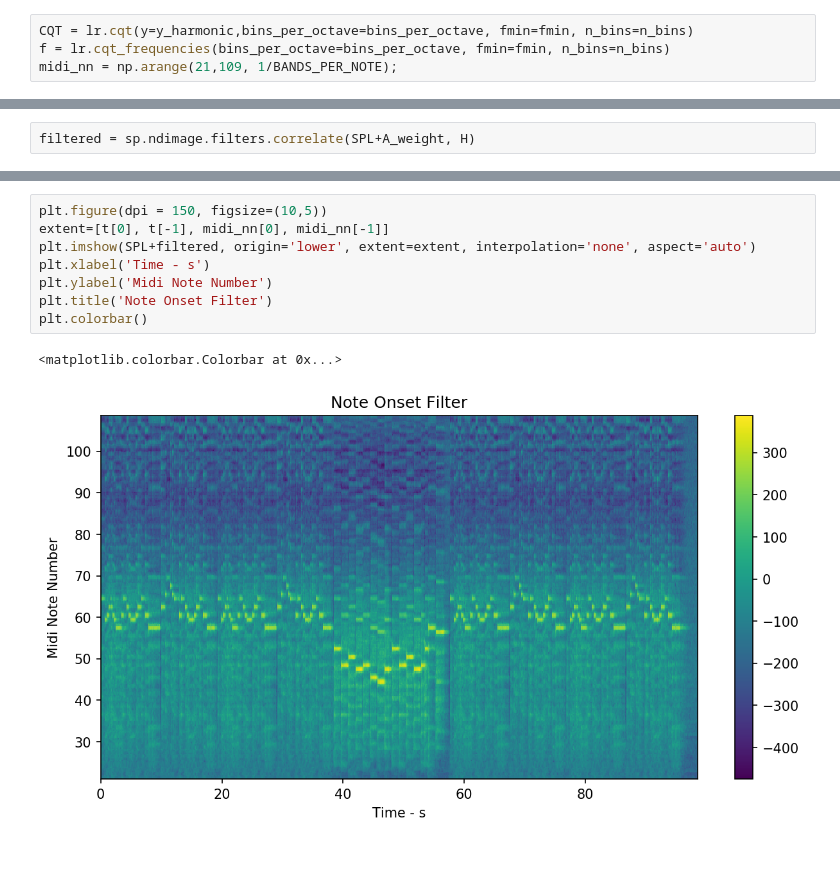
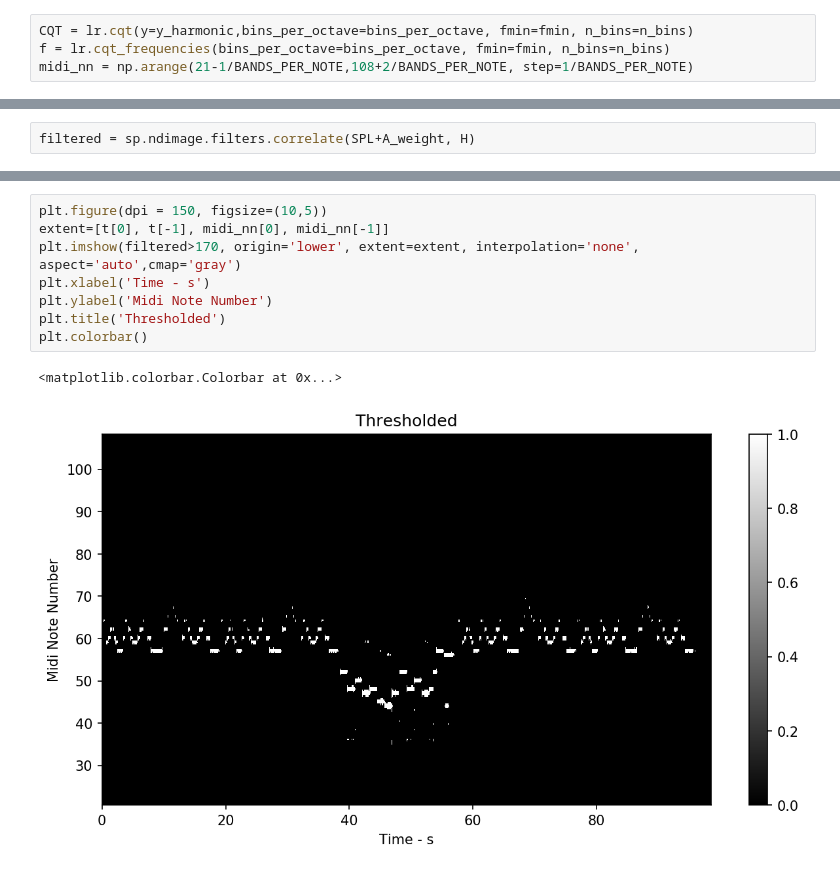
Before and after one commit to danjacobellis/AMT-python, a Jupyter notebook: time_frequency_decompostion_example.ipynb, the cells around one changed output, grey strips where cells are left out. Cells and saved outputs as stored; diff of their text form.

```diff
--- a/time_frequency_decompostion_example.ipynb
+++ b/time_frequency_decompostion_example.ipynb
@@ -41,7 +41,7 @@ plt.colorbar()
 # %%
 CQT = lr.cqt(y=y_harmonic,bins_per_octave=bins_per_octave, fmin=fmin, n_bins=n_bins)
 f = lr.cqt_frequencies(bins_per_octave=bins_per_octave, fmin=fmin, n_bins=n_bins)
-midi_nn = np.arange(21,109, 1/BANDS_PER_NOTE);
+midi_nn = np.arange(21-1/BANDS_PER_NOTE,108+2/BANDS_PER_NOTE, step=1/BANDS_PER_NOTE)
 # %%
 SPL = 10* np.log10( np.real(CQT * np.conj(CQT)) )
 # %%
@@ -118,11 +118,11 @@ plt.colorbar()
 # %%
 plt.figure(dpi = 150, figsize=(10,5))
 extent=[t[0], t[-1], midi_nn[0], midi_nn[-1]]
-plt.imshow(SPL+filtered, origin='lower', extent=extent, interpolation='none', aspect='auto')
+plt.imshow(filtered>170, origin='lower', extent=extent, interpolation='none', aspect='auto',cmap='gray')
 plt.xlabel('Time - s')
 plt.ylabel('Midi Note Number')
-plt.title('Note Onset Filter')
+plt.title('Thresholded')
 plt.colorbar()
 # %% [output]
 <matplotlib.colorbar.Colorbar at 0x...>
-[figure, old version]
+[figure, new version]
```
Also changed, not shown: parts of 12 cells of this notebook.
